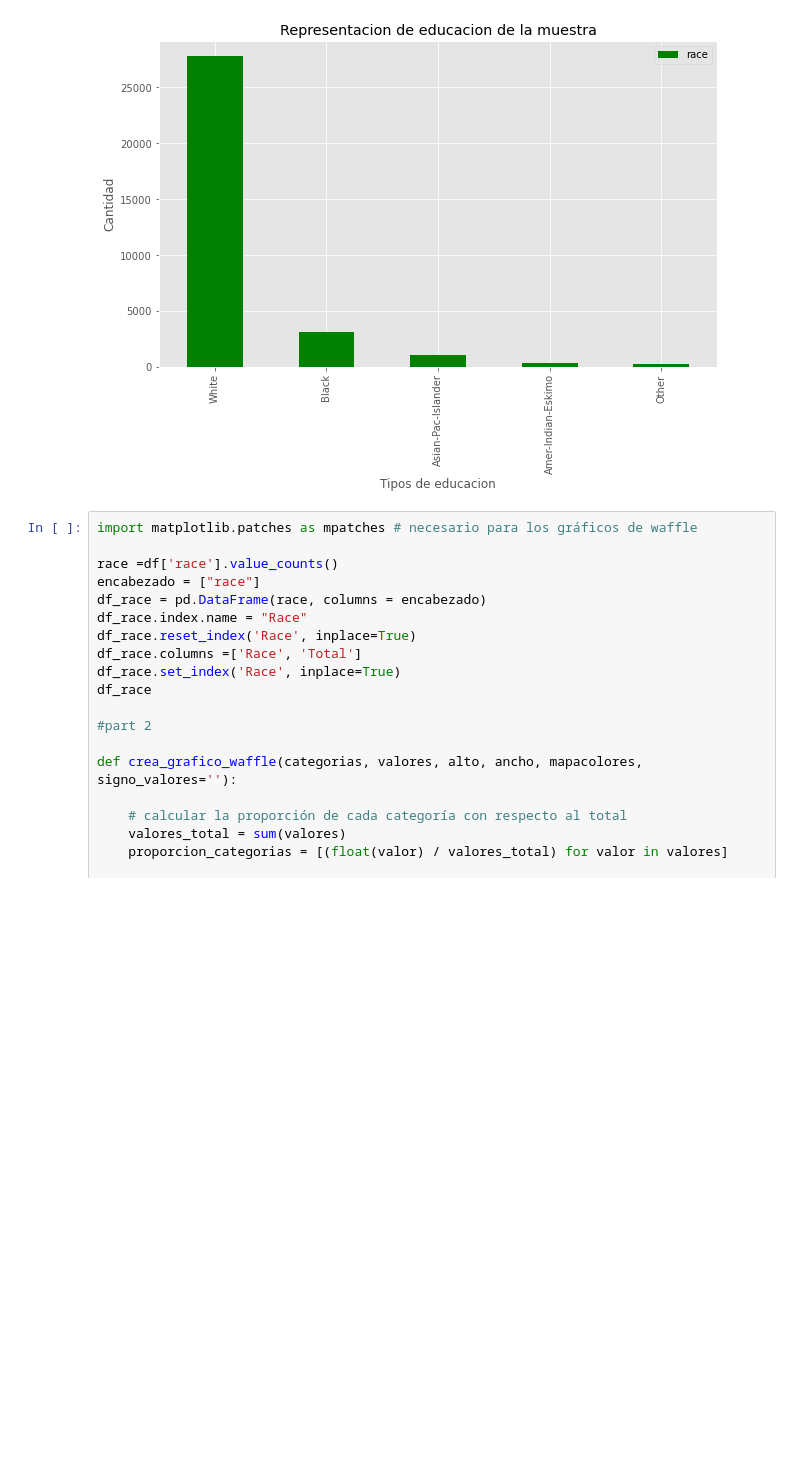
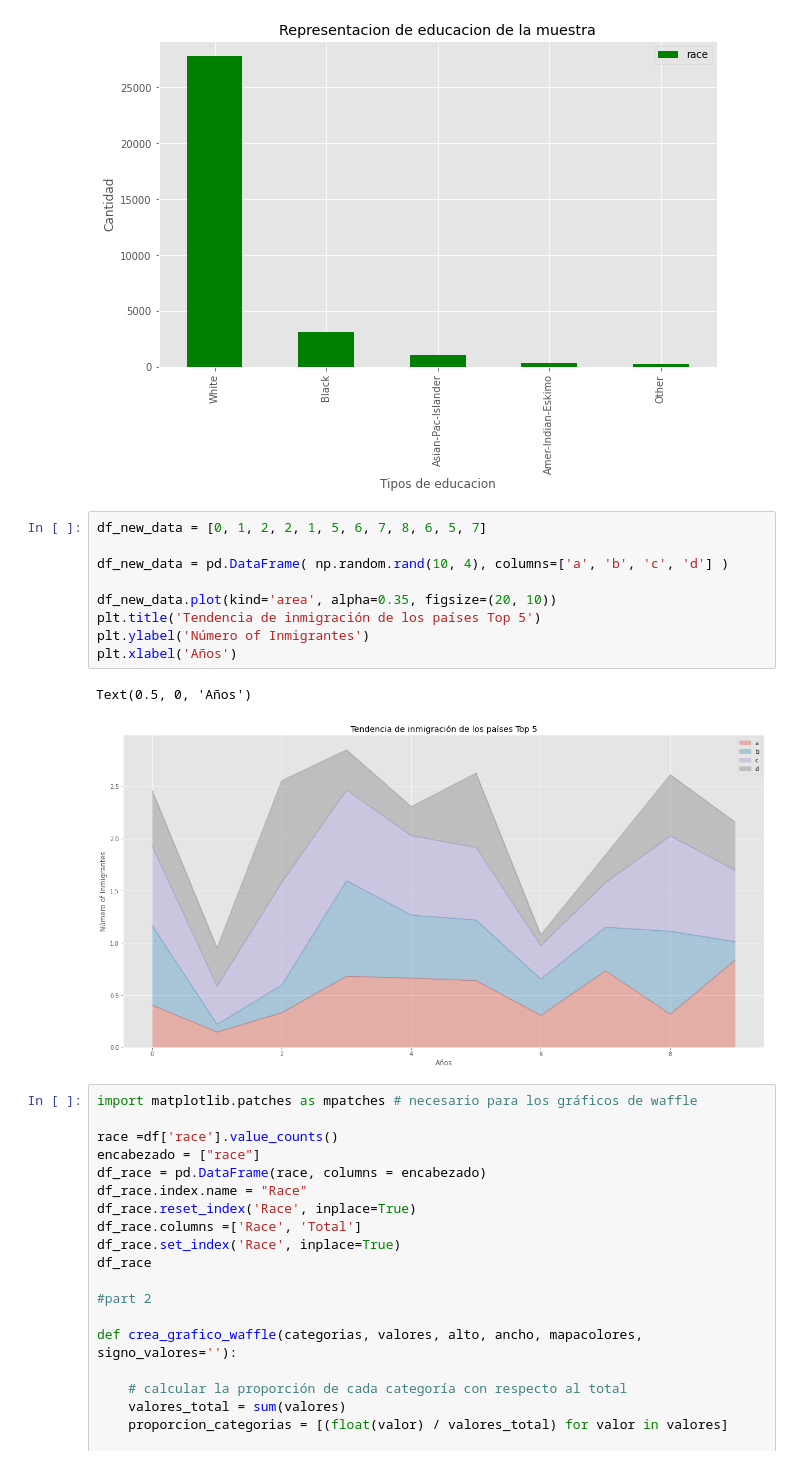
Before and after one commit to KenderWebos/python-data-science, a Jupyter notebook: tarea_3/Main/visualizacion.ipynb, the cells around one changed output. Cells and saved outputs as stored; diff of their text form; blank space fills up the shorter version.

```diff
--- a/tarea_3/Main/visualizacion.ipynb
+++ b/tarea_3/Main/visualizacion.ipynb
@@ -313,6 +319,18 @@ Asian-Pac-Islander   1039
 Amer-Indian-Eskimo    311
 Other                 271
 [figure]
+# %%
+df_new_data = [0, 1, 2, 2, 1, 5, 6, 7, 8, 6, 5, 7]
+
+df_new_data = pd.DataFrame( np.random.rand(10, 4), columns=['a', 'b', 'c', 'd'] )
+
+df_new_data.plot(kind='area', alpha=0.35, figsize=(20, 10))
+plt.title('Tendencia de inmigración de los países Top 5')
+plt.ylabel('Número of Inmigrantes')
+plt.xlabel('Años')
+# %% [output]
+Text(0.5, 0, 'Años')
+[figure, added]
 # %%
 import matplotlib.patches as mpatches # necesario para los gráficos de waffle
 
```
Also changed, not shown: parts of 6 cells of this notebook.
